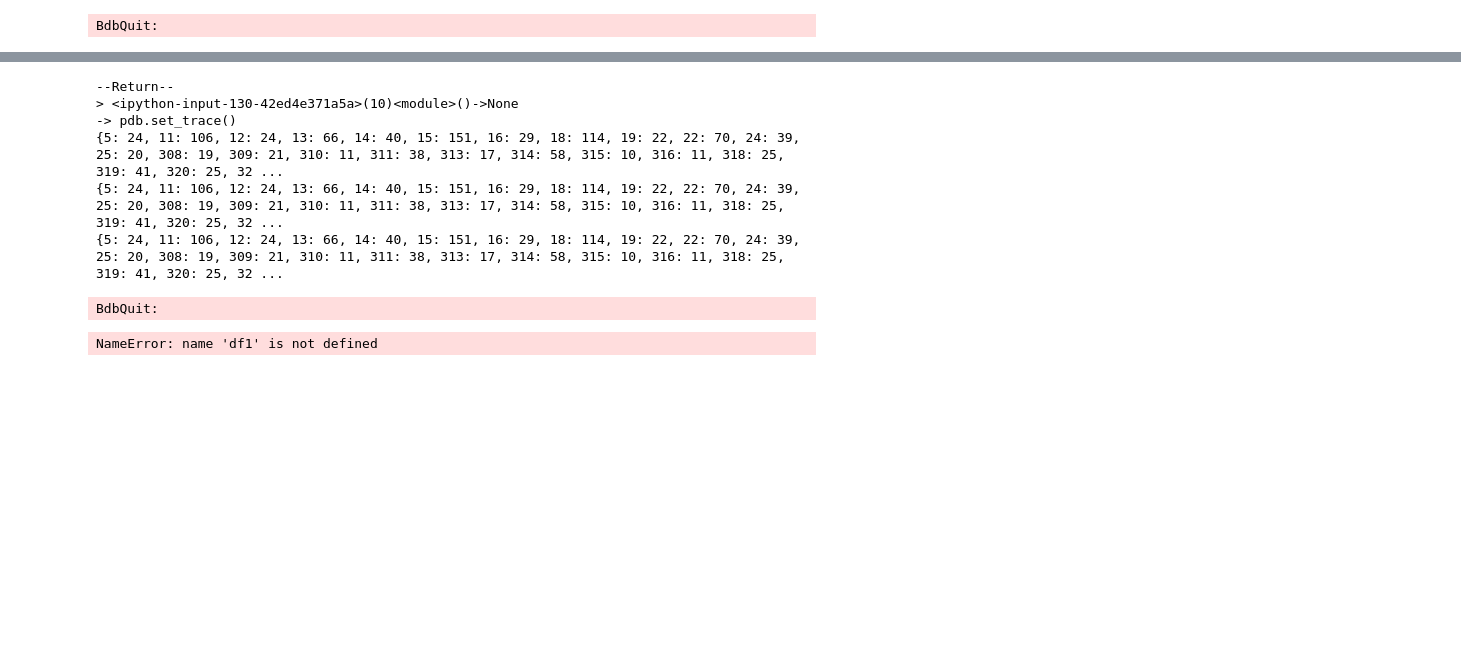
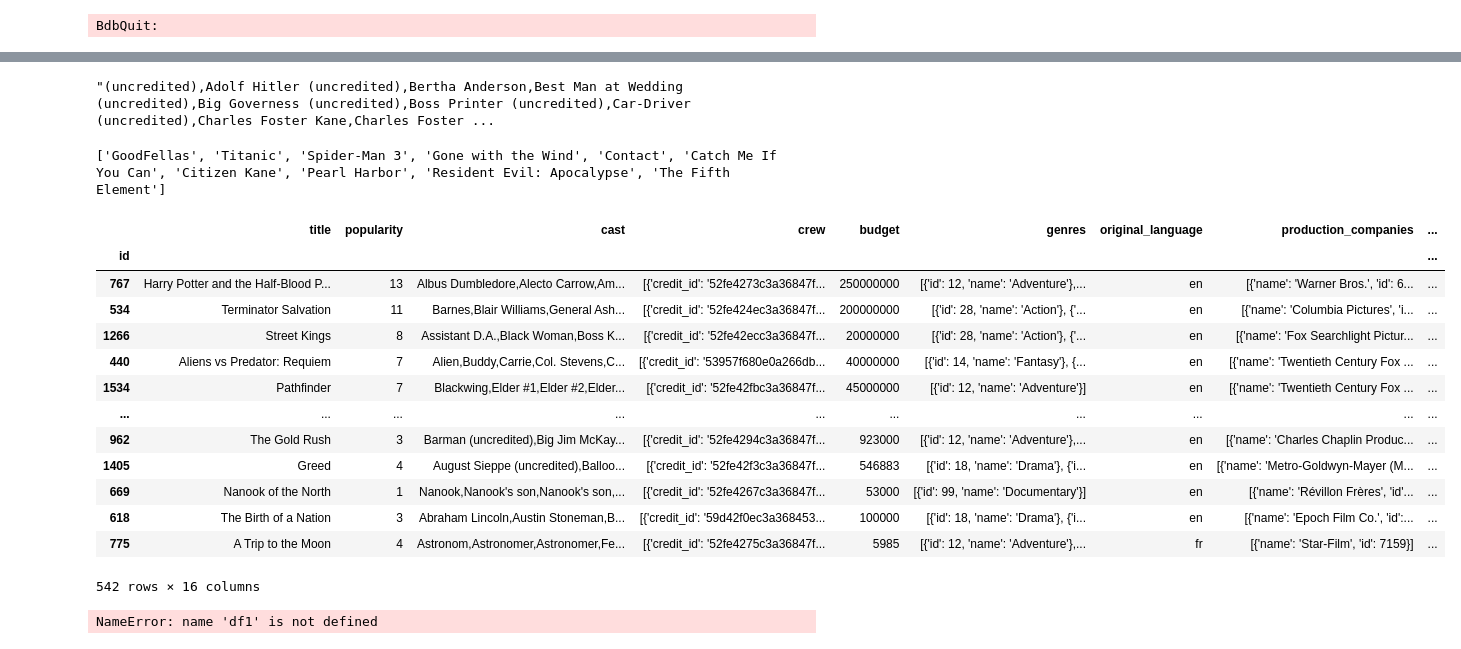
Before and after one commit to mmmxu/COMP9321, a Jupyter notebook: assn/assn1/test.ipynb, the cells around one changed output, grey strips where cells are left out. Drawn from its saved outputs; the diff is of its cells as text; code cells hidden in the pictures; blank space fills up the shorter version.

```diff
--- a/assn/assn1/test.ipynb
+++ b/assn/assn1/test.ipynb
@@ -218,23 +206,53 @@ df8
+# %%
+# df8.loc[df8['cast'].isin('Null')]
+df8['cast'][15]
+# %% [output]
+"(uncredited),Adolf Hitler (uncredited),Bertha Anderson,Best Man at Wedding (uncredited),Big Governess (uncredited),Boss Printer (uncredited),Car-Driver (uncredited),Charles Foster Kane,Charles Foster ...
 # %%
 # Q9
-# TODO character?
 
 df9 = df8[['title', 'cast']]
 cast_count_dict = {}
 for idx, row in df9.iterrows():
-    cast_num = str(row['cast']).count(",")
-    cast_num += 1
+    cast_lst = (row['cast']).split(",")
+    # remove dumplicate
+    cast_lst = list(dict.fromkeys(cast_lst))
+    cast_num = len(cast_lst)
     cast_count_dict[idx] = cast_num
-pdb.set_trace()
-df9
+
+top10_film_id = [key for key in sorted(cast_count_dict, key=cast_count_dict.get, reverse=True)[:10]]
+top_10_film_lst = []
+
+for f_id in top10_film_id:
+    top_10_film_lst.append(df9['title'][f_id])
+
+# print(top_10_film_lst)
+
+# pdb.set_trace()
+# df9
 # %% [output]
---Return--
-> <ipython-input-130-42ed4e371a5a>(10)<module>()->None
--> pdb.set_trace()
-{5: 24, 11: 106, 12: 24, 13: 66, 14: 40, 15: 151, 16: 29, 18: 114, 19: 22, 22: 70, 24: 39, 25: 20, 308: 19, 309: 21, 310: 11, 311: 38, 313: 17, 314: 58, 315: 10, 316: 11, 318: 25, 319: 41, 320: 25, 32 ...
-{5: 24, 11: 106, 12: 24, 13: 66, 14: 40, 15: 151, 16: 29, 18: 114, 19: 22, 22: 70, 24: 39, 25: 20, 308: 19, 309: 21, 310: 11, 311: 38, 313: 17, 314: 58, 315: 10, 316: 11, 318: 25, 319: 41, 320: 25, 32 ...
-{5: 24, 11: 106, 12: 24, 13: 66, 14: 40, 15: 151, 16: 29, 18: 114, 19: 22, 22: 70, 24: 39, 25: 20, 308: 19, 309: 21, 310: 11, 311: 38, 313: 17, 314: 58, 315: 10, 316: 11, 318: 25, 319: 41, 320: 25, 32 ...
+['GoodFellas', 'Titanic', 'Spider-Man 3', 'Gone with the Wind', 'Contact', 'Catch Me If You Can', 'Citizen Kane', 'Pearl Harbor', 'Resident Evil: Apocalypse', 'The Fifth Element']
-BdbQuit:
+# %%
+# Q10
+df10 = df8.copy()
+df10['release_date']=pd.to_datetime(df10.release_date)
+df10 = df10.sort_values(by='release_date', ascending=False)
+df10
+# %% [output]
+|  | title | popularity | cast | crew | budget | genres | original_language | production_companies | ... |
+| id |  |  |  |  |  |  |  |  | ... |
+| 767 | Harry Potter and the Half-Blood P... | 13 | Albus Dumbledore,Alecto Carrow,Am... | [{'credit_id': '52fe4273c3a36847f... | 250000000 | [{'id': 12, 'name': 'Adventure'},... | en | [{'name': 'Warner Bros.', 'id': 6... | ... |
+| 534 | Terminator Salvation | 11 | Barnes,Blair Williams,General Ash... | [{'credit_id': '52fe424ec3a36847f... | 200000000 | [{'id': 28, 'name': 'Action'}, {'... | en | [{'name': 'Columbia Pictures', 'i... | ... |
+| 1266 | Street Kings | 8 | Assistant D.A.,Black Woman,Boss K... | [{'credit_id': '52fe42ecc3a36847f... | 20000000 | [{'id': 28, 'name': 'Action'}, {'... | en | [{'name': 'Fox Searchlight Pictur... | ... |
+| 440 | Aliens vs Predator: Requiem | 7 | Alien,Buddy,Carrie,Col. Stevens,C... | [{'credit_id': '53957f680e0a266db... | 40000000 | [{'id': 14, 'name': 'Fantasy'}, {... | en | [{'name': 'Twentieth Century Fox ... | ... |
+| 1534 | Pathfinder | 7 | Blackwing,Elder #1,Elder #2,Elder... | [{'credit_id': '52fe42fbc3a36847f... | 45000000 | [{'id': 12, 'name': 'Adventure'}] | en | [{'name': 'Twentieth Century Fox ... | ... |
+| ... | ... | ... | ... | ... | ... | ... | ... | ... | ... |
+| 962 | The Gold Rush | 3 | Barman (uncredited),Big Jim McKay... | [{'credit_id': '52fe4294c3a36847f... | 923000 | [{'id': 12, 'name': 'Adventure'},... | en | [{'name': 'Charles Chaplin Produc... | ... |
+| 1405 | Greed | 4 | August Sieppe (uncredited),Balloo... | [{'credit_id': '52fe42f3c3a36847f... | 546883 | [{'id': 18, 'name': 'Drama'}, {'i... | en | [{'name': 'Metro-Goldwyn-Mayer (M... | ... |
+| 669 | Nanook of the North | 1 | Nanook,Nanook's son,Nanook's son,... | [{'credit_id': '52fe4267c3a36847f... | 53000 | [{'id': 99, 'name': 'Documentary'}] | en | [{'name': 'Révillon Frères', 'id'... | ... |
+| 618 | The Birth of a Nation | 3 | Abraham Lincoln,Austin Stoneman,B... | [{'credit_id': '59d42f0ec3a368453... | 100000 | [{'id': 18, 'name': 'Drama'}, {'i... | en | [{'name': 'Epoch Film Co.', 'id':... | ... |
+| 775 | A Trip to the Moon | 4 | Astronom,Astronomer,Astronomer,Fe... | [{'credit_id': '52fe4275c3a36847f... | 5985 | [{'id': 12, 'name': 'Adventure'},... | fr | [{'name': 'Star-Film', 'id': 7159}] | ... |
+542 rows × 16 columns
 # %%
 def question_1(movies, credits):
     """
```
Also changed, not shown: parts of 1 cell of this notebook, 1 other file.
